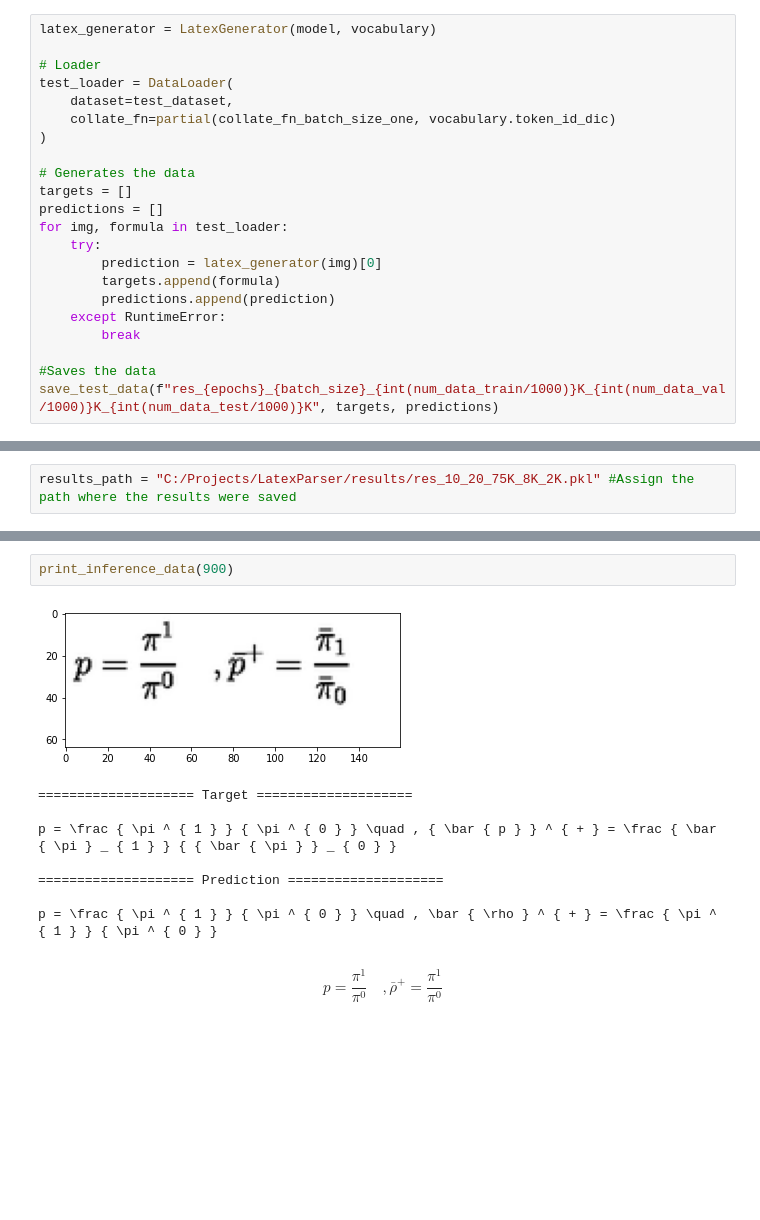
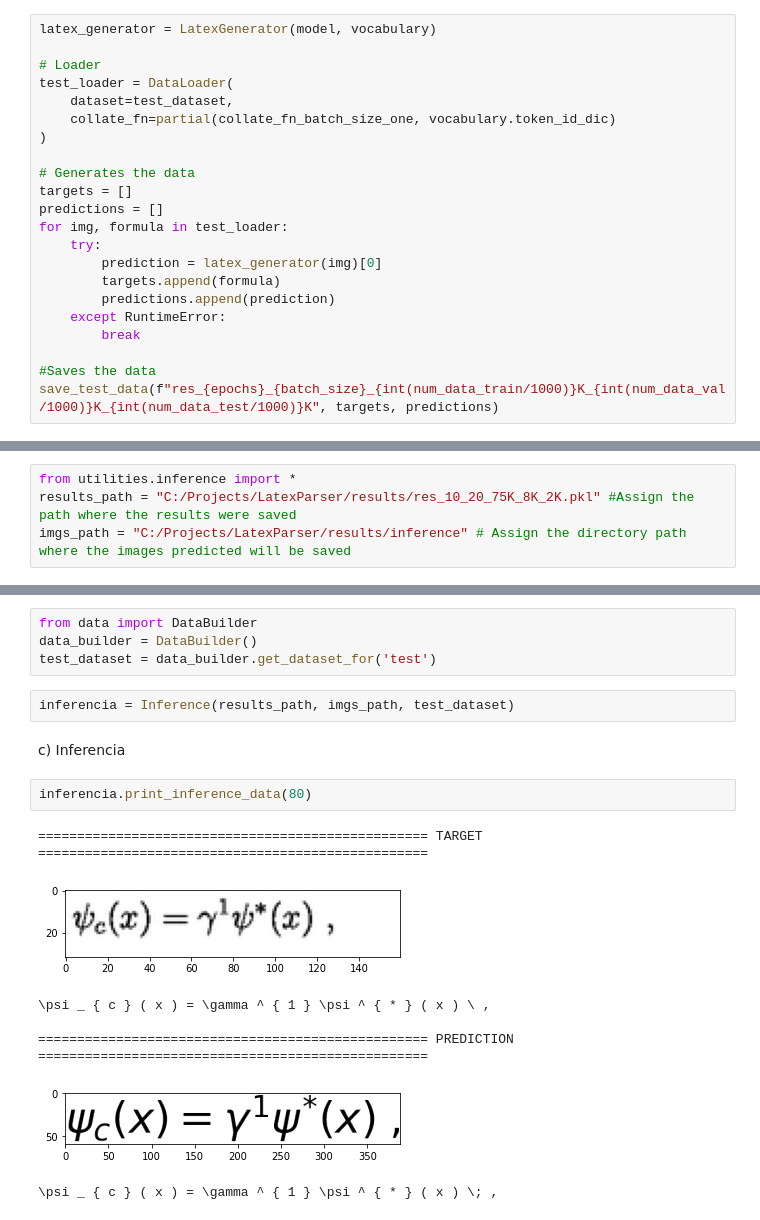
Before and after one commit to cpozos/LatexParser, a Jupyter notebook: src/Notebook_proyect.ipynb, the cells around one changed output, grey strips where cells are left out. Drawn from its saved outputs; the diff is of its cells as text; blank space fills up the shorter version.

Commit message:
inference class implemented

```diff
--- a/src/Notebook_proyect.ipynb
+++ b/src/Notebook_proyect.ipynb
@@ -339,2 +343,4 @@ save_test_data(f"res_{epochs}_{batch_size}_{int(num_data_train/1000)}K_{int(num_
 # %%
+from utilities.inference import *
 results_path = "C:/Projects/LatexParser/results/res_10_20_75K_8K_2K.pkl" #Assign the path where the results were saved
+imgs_path = "C:/Projects/LatexParser/results/inference" # Assign the directory path where the images predicted will be saved
@@ -416,13 +347,18 @@ $$ L = - \frac { M ^ { 2 } } { 2 } \eta _ { \mu \nu } \partial ^ { \nu } \Phi \p
-# %%
-print_inference_data(900)
-# %% [output]
-[figure, removed]
-==================== Target ====================
-
-p = \frac { \pi ^ { 1 } } { \pi ^ { 0 } } \quad , { \bar { p } } ^ { + } = \frac { \bar { \pi } _ { 1 } } { { \bar { \pi } } _ { 0 } }
-
-==================== Prediction ====================
-
-p = \frac { \pi ^ { 1 } } { \pi ^ { 0 } } \quad , \bar { \rho } ^ { + } = \frac { \pi ^ { 1 } } { \pi ^ { 0 } }
-# %% [markdown]
-$$ p = \frac { \pi ^ { 1 } } { \pi ^ { 0 } } \quad , \bar { \rho } ^ { + } = \frac { \pi ^ { 1 } } { \pi ^ { 0 } } $$
+# %%
+from data import DataBuilder
+data_builder = DataBuilder()
+test_dataset = data_builder.get_dataset_for('test')
+# %%
+inferencia = Inference(results_path, imgs_path, test_dataset)
+# %% [markdown]
+c) Inferencia
+# %%
+inferencia.print_inference_data(80)
+# %% [output]
+================================================== TARGET ==================================================
+[figure, added]
+\psi _ { c } ( x ) = \gamma ^ { 1 } \psi ^ { * } ( x ) \ ,
+
+================================================== PREDICTION ==================================================
+[figure, added]
+\psi _ { c } ( x ) = \gamma ^ { 1 } \psi ^ { * } ( x ) \; ,
```
Also changed, not shown: parts of 18 cells of this notebook, 3 other files.
